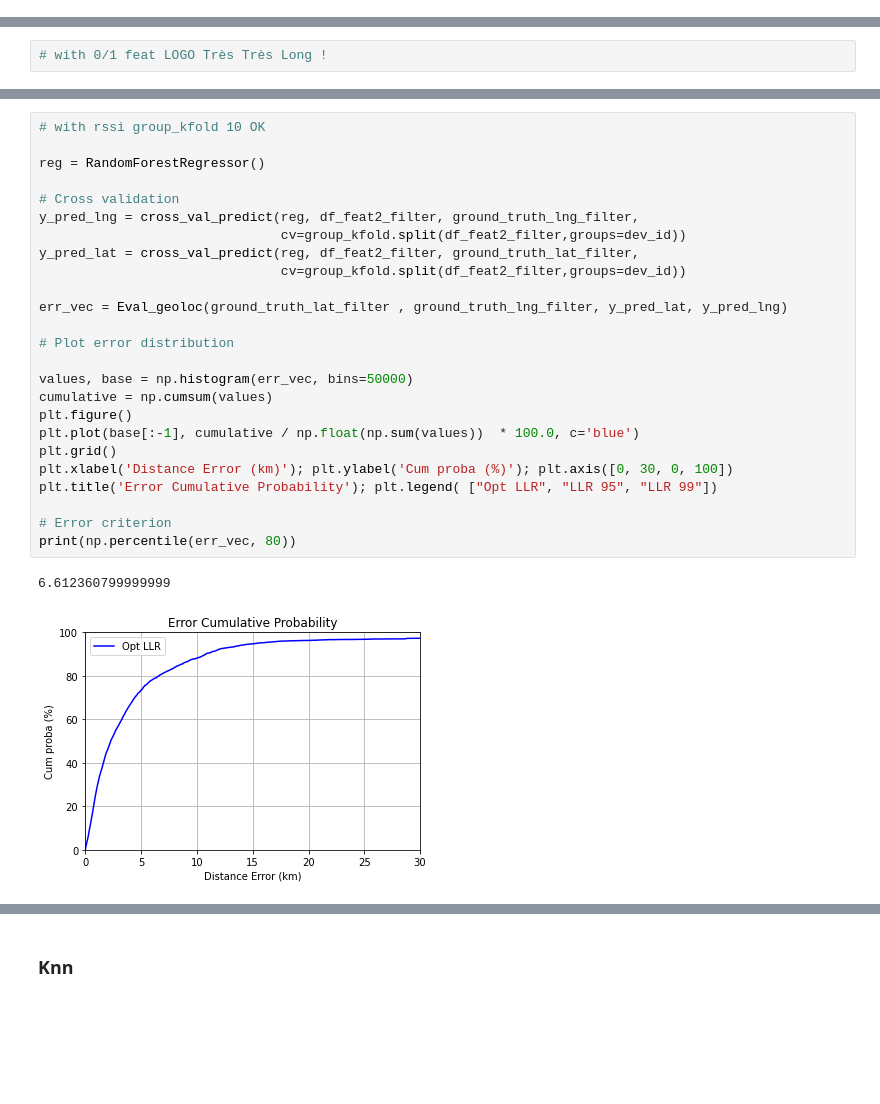
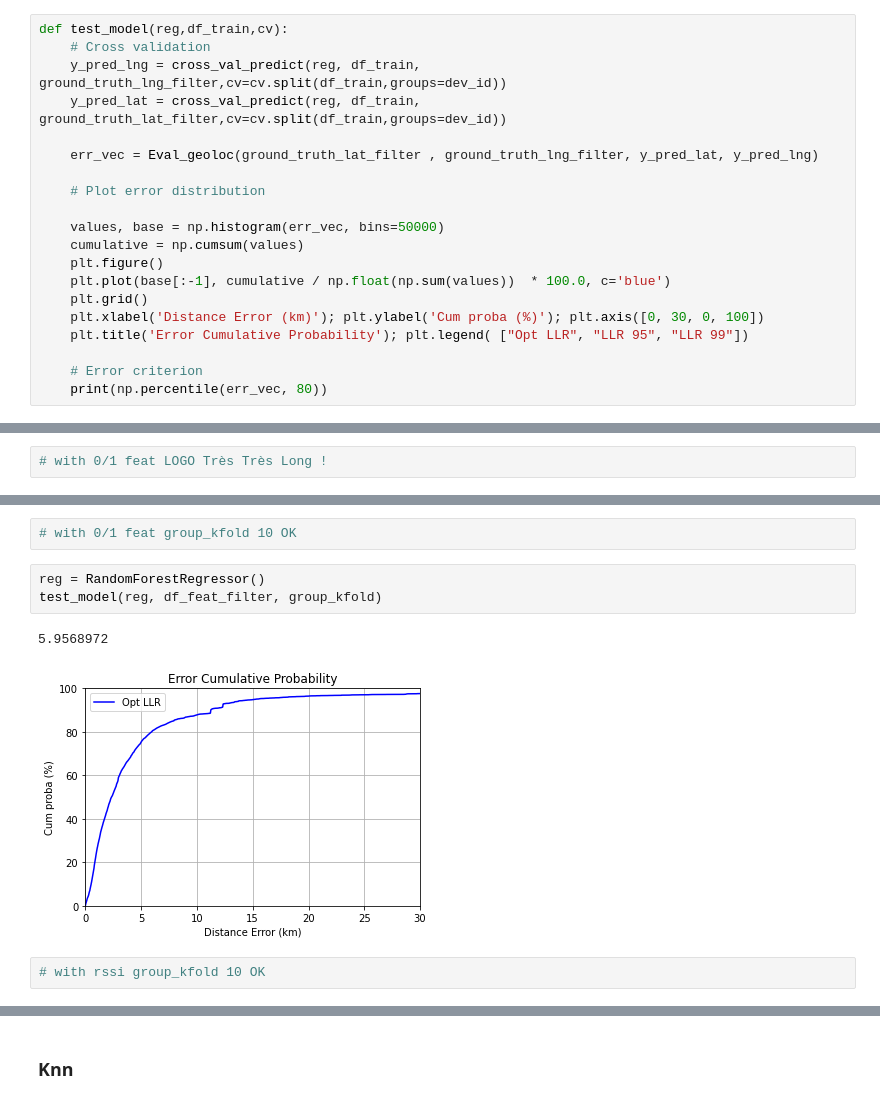
Before and after one commit to PhileasFrog/Geoloc_IOT, a Jupyter notebook: Notebook/TP_Geoloc_Msp_Telecom_ML_BCO.ipynb, the cells around one changed output, grey strips where cells are left out. Cells and saved outputs as stored; diff of their text form; blank space fills up the shorter version.

```diff
--- a/Notebook/TP_Geoloc_Msp_Telecom_ML_BCO.ipynb
+++ b/Notebook/TP_Geoloc_Msp_Telecom_ML_BCO.ipynb
@@ -227,6 +227,26 @@ group_kfold = GroupKFold(n_splits=10)
 group_kfold.get_n_splits(df_feat_filter,groups=dev_id)
 # %% [output]
 10
+# %%
+def test_model(reg,df_train,cv):
+    # Cross validation
+    y_pred_lng = cross_val_predict(reg, df_train, ground_truth_lng_filter,cv=cv.split(df_train,groups=dev_id))
+    y_pred_lat = cross_val_predict(reg, df_train, ground_truth_lat_filter,cv=cv.split(df_train,groups=dev_id))
+
+    err_vec = Eval_geoloc(ground_truth_lat_filter , ground_truth_lng_filter, y_pred_lat, y_pred_lng)
+
+    # Plot error distribution
+
+    values, base = np.histogram(err_vec, bins=50000)
+    cumulative = np.cumsum(values)
+    plt.figure()
+    plt.plot(base[:-1], cumulative / np.float(np.sum(values))  * 100.0, c='blue')
+    plt.grid()
+    plt.xlabel('Distance Error (km)'); plt.ylabel('Cum proba (%)'); plt.axis([0, 30, 0, 100])
+    plt.title('Error Cumulative Probability'); plt.legend( ["Opt LLR", "LLR 95", "LLR 99"])
+
+    # Error criterion
+    print(np.percentile(err_vec, 80))
 # %% [markdown]
 ### LinearRegression
 # %%
@@ -342,28 +276,10 @@ print(np.percentile(err_vec, 80))
-# %%
-# with rssi group_kfold 10 OK
-
-reg = RandomForestRegressor()
-
-# Cross validation
-y_pred_lng = cross_val_predict(reg, df_feat2_filter, ground_truth_lng_filter,
-                               cv=group_kfold.split(df_feat2_filter,groups=dev_id))
-y_pred_lat = cross_val_predict(reg, df_feat2_filter, ground_truth_lat_filter,
-                               cv=group_kfold.split(df_feat2_filter,groups=dev_id))
-
-err_vec = Eval_geoloc(ground_truth_lat_filter , ground_truth_lng_filter, y_pred_lat, y_pred_lng)
-
-# Plot error distribution
-
-values, base = np.histogram(err_vec, bins=50000)
-cumulative = np.cumsum(values)
-plt.figure()
-plt.plot(base[:-1], cumulative / np.float(np.sum(values))  * 100.0, c='blue')
-plt.grid()
-plt.xlabel('Distance Error (km)'); plt.ylabel('Cum proba (%)'); plt.axis([0, 30, 0, 100])
-plt.title('Error Cumulative Probability'); plt.legend( ["Opt LLR", "LLR 95", "LLR 99"])
-
-# Error criterion
-print(np.percentile(err_vec, 80))
-# %% [output]
-6.612360799999999
-[figure, removed]
+# %%
+# with 0/1 feat group_kfold 10 OK
+# %%
+reg = RandomForestRegressor()
+test_model(reg, df_feat_filter, group_kfold)
+# %% [output]
+5.9568972
+[figure, added]
+# %%
+# with rssi group_kfold 10 OK
```
Also changed, not shown: parts of 20 cells of this notebook.
